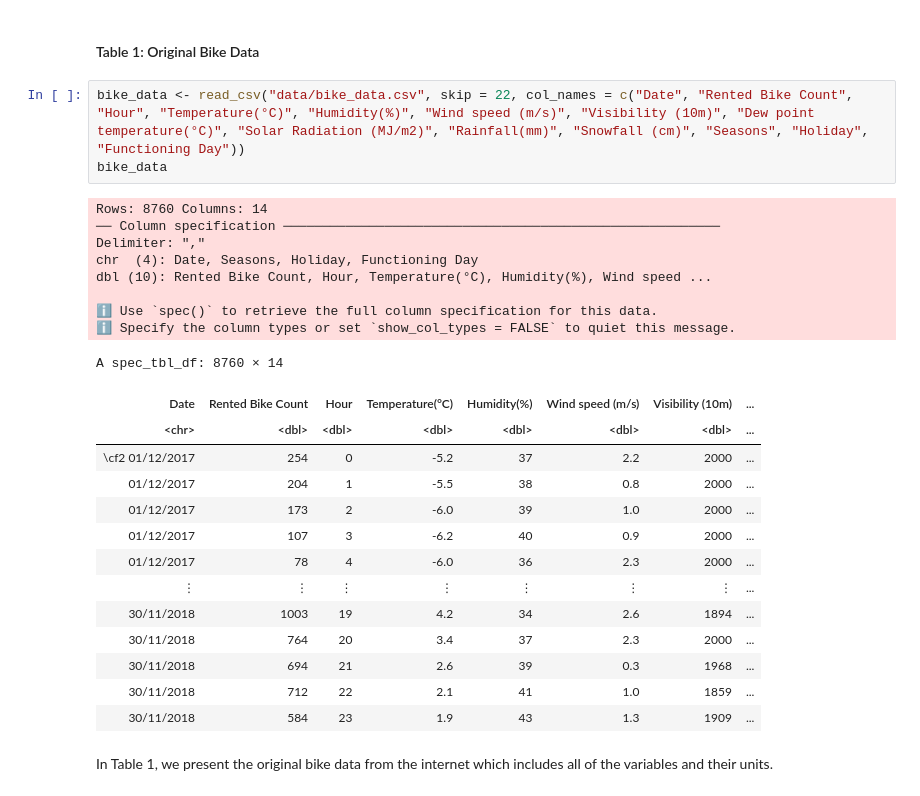
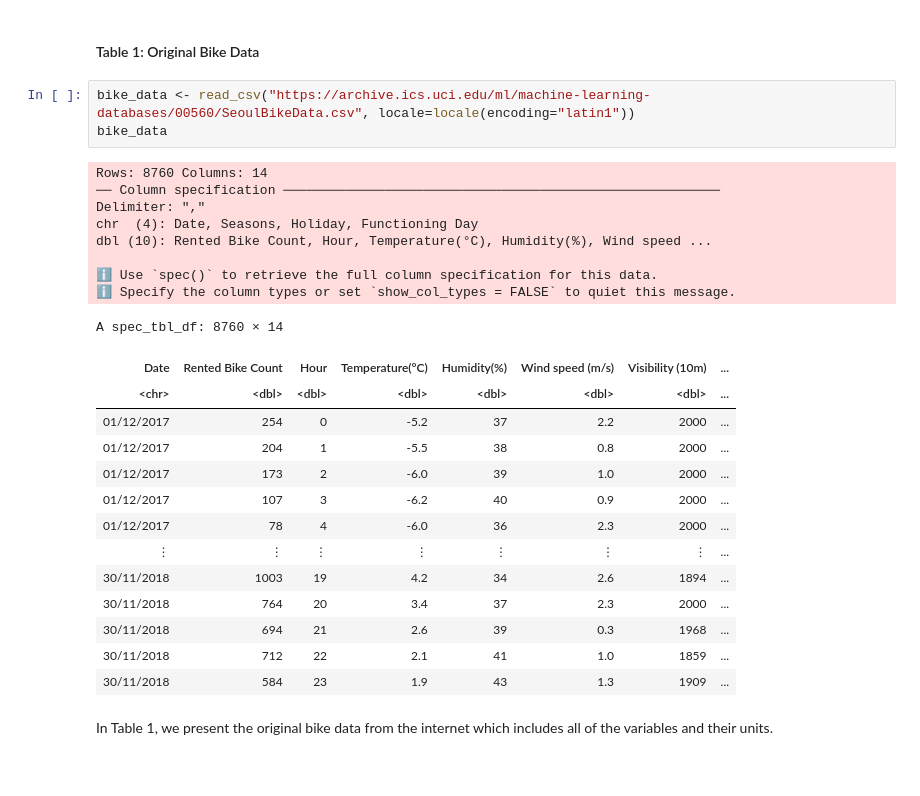
Before and after one commit to DSCI-310-2023/dsci-310-group-09, a Jupyter notebook: bike_share_analysis.ipynb, the cells around one changed output. Cells and saved outputs as stored; diff of their text form.

```diff
--- a/bike_share_analysis.ipynb
+++ b/bike_share_analysis.ipynb
@@ -39,21 +36,21 @@ Registered S3 method overwritten by 'GGally':
 # %% [markdown]
 #### Table 1: Original Bike Data
 # %%
-bike_data <- read_csv("data/bike_data.csv", skip = 22, col_names = c("Date", "Rented Bike Count", "Hour", "Temperature(°C)", "Humidity(%)", "Wind speed (m/s)", "Visibility (10m)", "Dew point temperature(°C)", "Solar Radiation (MJ/m2)", "Rainfall(mm)", "Snowfall (cm)", "Seasons", "Holiday", "Functioning Day"))
+bike_data <- read_csv("https://archive.ics.uci.edu/ml/machine-learning-databases/00560/SeoulBikeData.csv", locale=locale(encoding="latin1"))
 bike_data
 # %% [output]
 Rows: 8760 Columns: 14
 ── Column specification ────────────────────────────────────────────────────────
 Delimiter: ","
 chr  (4): Date, Seasons, Holiday, Functioning Day
 dbl (10): Rented Bike Count, Hour, Temperature(°C), Humidity(%), Wind speed ...
 
 ℹ Use `spec()` to retrieve the full column specification for this data.
 ℹ Specify the column types or set `show_col_types = FALSE` to quiet this message.
 A spec_tbl_df: 8760 × 14
 | Date | Rented Bike Count | Hour | Temperature(°C) | Humidity(%) | Wind speed (m/s) | Visibility (10m) | ... |
 | <chr> | <dbl> | <dbl> | <dbl> | <dbl> | <dbl> | <dbl> | ... |
-| \cf2 01/12/2017 | 254 | 0 | -5.2 | 37 | 2.2 | 2000 | ... |
+| 01/12/2017 | 254 | 0 | -5.2 | 37 | 2.2 | 2000 | ... |
 | 01/12/2017 | 204 | 1 | -5.5 | 38 | 0.8 | 2000 | ... |
 | 01/12/2017 | 173 | 2 | -6.0 | 39 | 1.0 | 2000 | ... |
 | 01/12/2017 | 107 | 3 | -6.2 | 40 | 0.9 | 2000 | ... |
```
Also changed, not shown: parts of 2 cells of this notebook.
